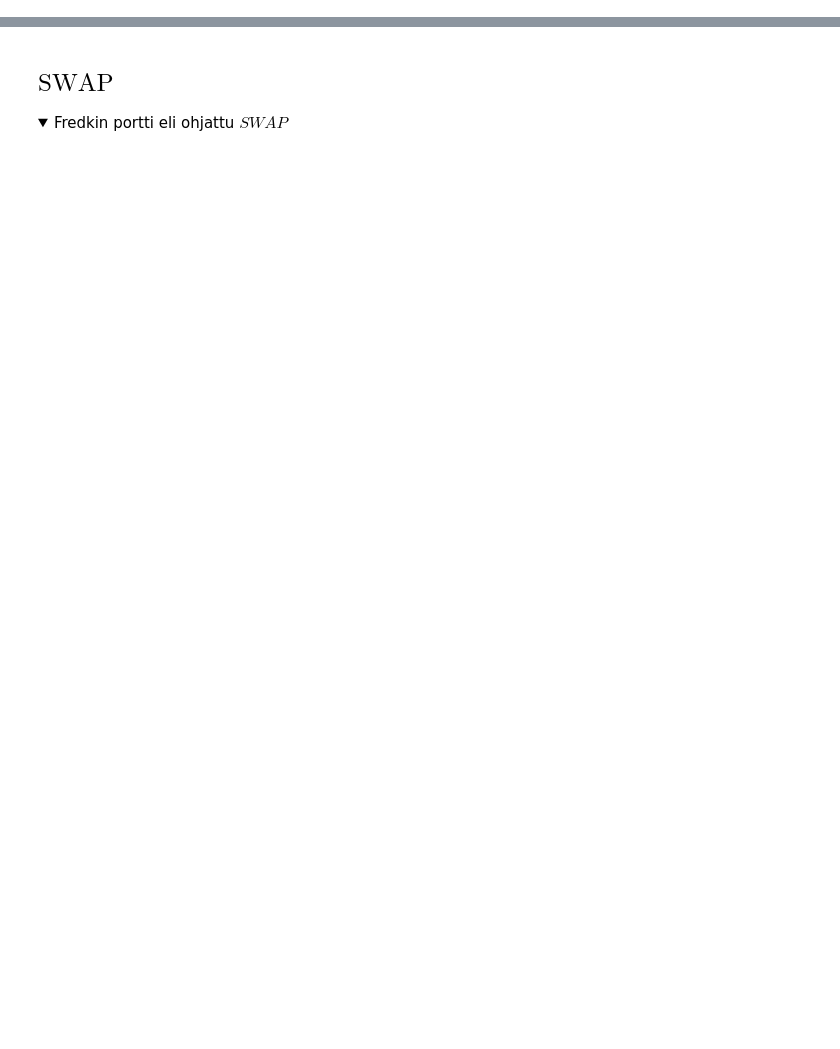
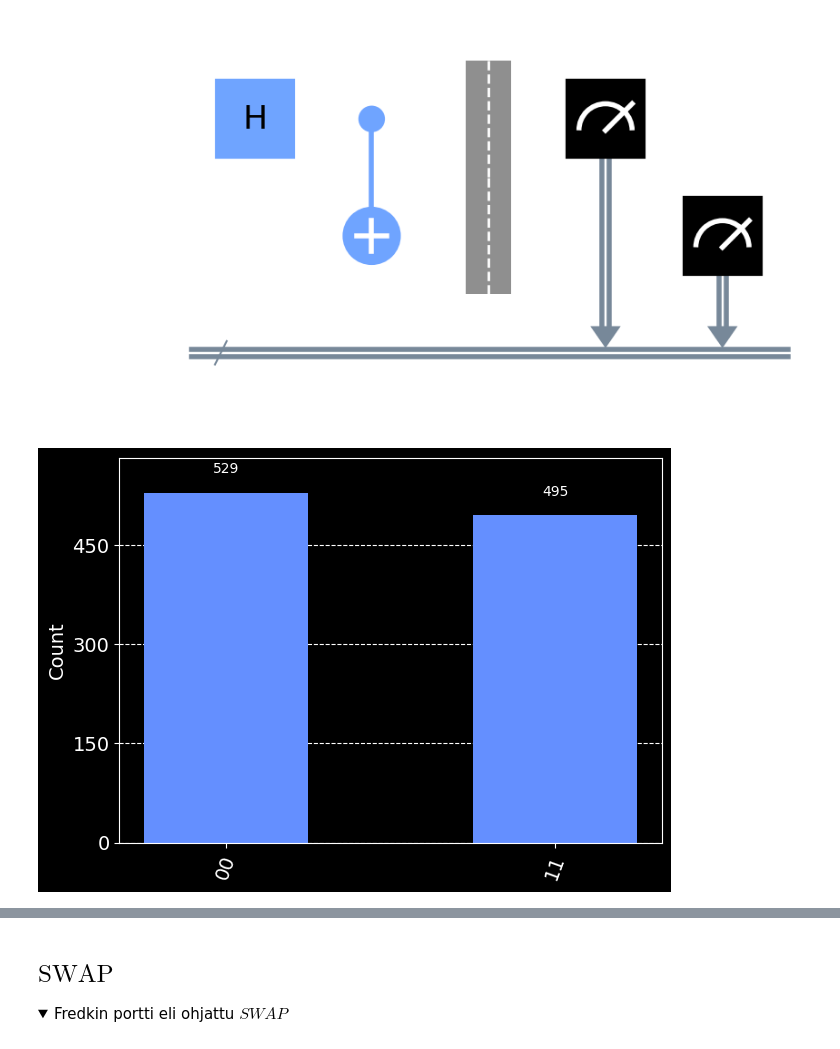
Before and after one commit to otaniemenlukio/kvanttilaskenta2024-kierros3, a Jupyter notebook: kierros3_kvanttilaskenta2023.ipynb, the cells around one changed output, grey strips where cells are left out. Cells and saved outputs as stored; diff of their text form; code cells hidden in the pictures; folded sections open; blank space fills up the shorter version.

```diff
--- a/kierros3_kvanttilaskenta2023.ipynb
+++ b/kierros3_kvanttilaskenta2023.ipynb
@@ -366,0 +424,19 @@ $$
+# %%
+circuit = QuantumCircuit(2, 2)
+
+# Kaikki 4 bellin tilaa voidaan muodostaa lisäämällä X-portteja kubittien eteen
+# circuit.x(0)
+# circuit.x(1)
+
+circuit.h(0)
+circuit.cx(0, 1)
+
+circuit.measure_all(add_bits=False)
+display(circuit.draw(output='mpl', scale=2, style=style))
+
+simulator = Aer.get_backend('qasm_simulator')
+result = execute(circuit, backend=simulator).result()
+plot_histogram(result.get_counts())
+# %% [output]
+[figure, added]
+[figure, added]
```
Also changed, not shown: parts of 11 cells of this notebook, 2 other files.
